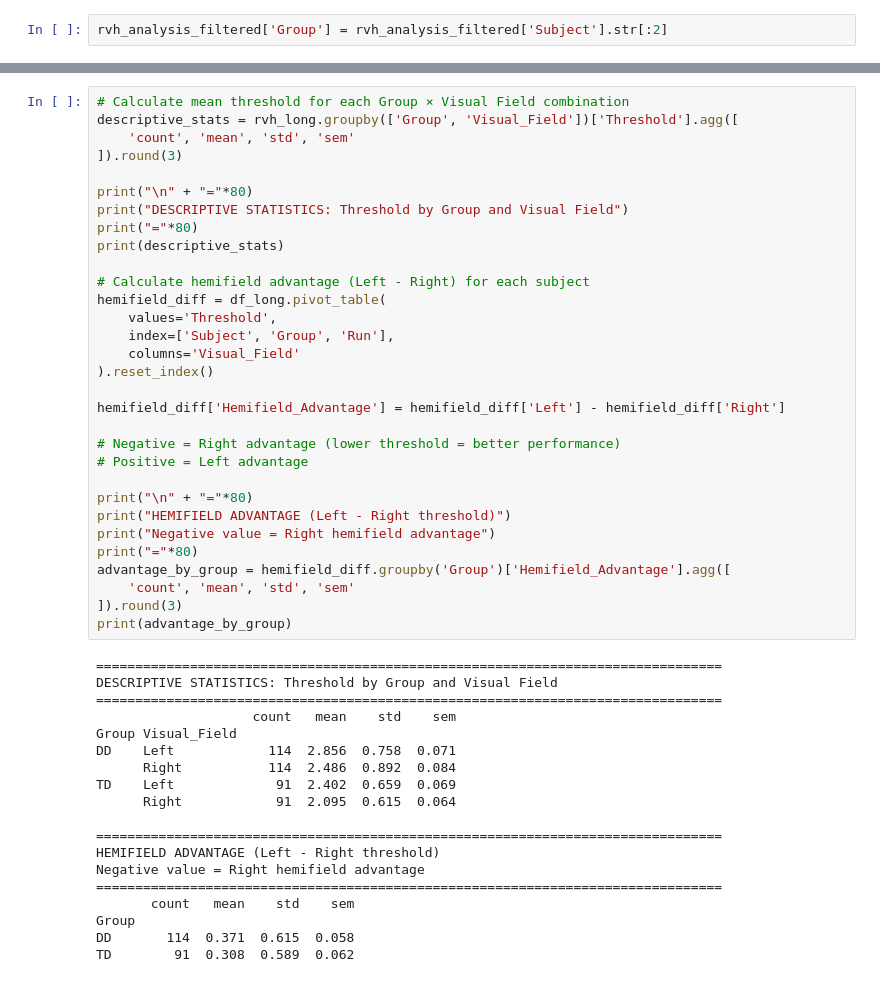
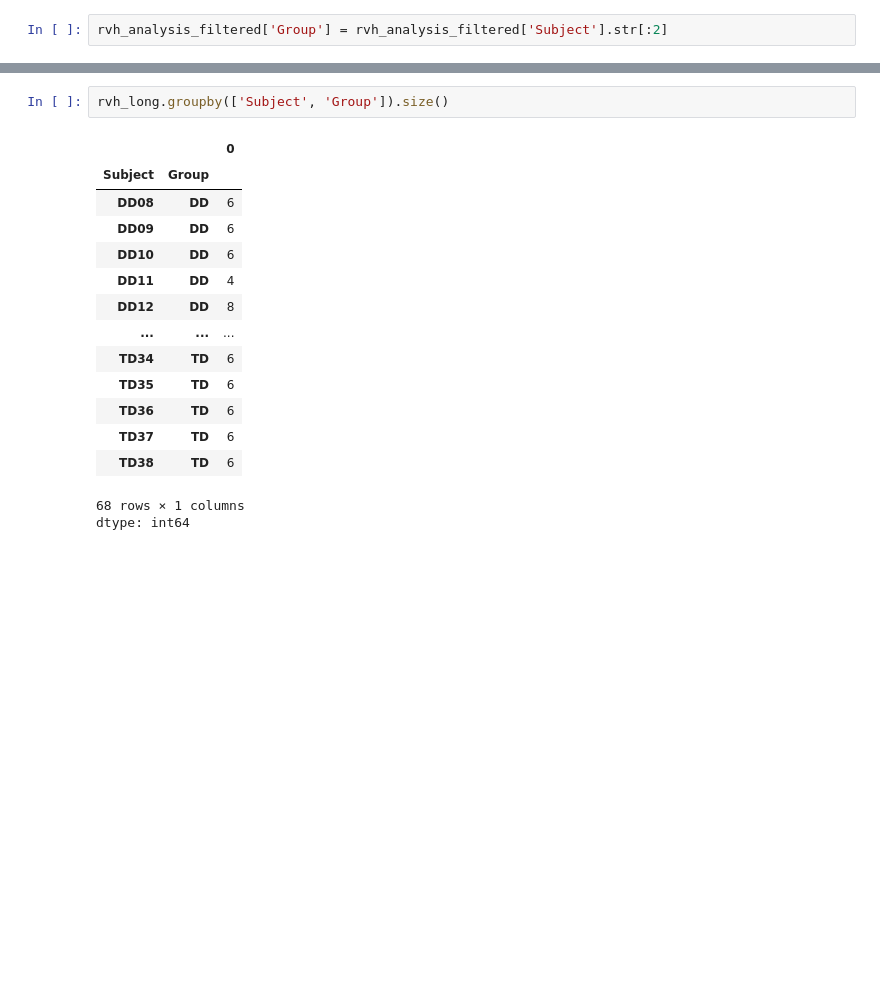
Before and after one commit to cristinarainich/DDCS, a Jupyter notebook: rvh_termin1only.ipynb, the cells around one changed output, grey strips where cells are left out. Drawn from its saved outputs; the diff is of its cells as text; blank space fills up the shorter version.

```diff
--- a/rvh_termin1only.ipynb
+++ b/rvh_termin1only.ipynb
@@ -243,53 +281,21 @@ Total observations: 410
 Subjects: 68
 TD subjects: 30
 DD subjects: 38
-# %%
-# Calculate mean threshold for each Group × Visual Field combination
-descriptive_stats = rvh_long.groupby(['Group', 'Visual_Field'])['Threshold'].agg([
-    'count', 'mean', 'std', 'sem'
-]).round(3)
-
-print("\n" + "="*80)
-print("DESCRIPTIVE STATISTICS: Threshold by Group and Visual Field")
-print("="*80)
-print(descriptive_stats)
-
-# Calculate hemifield advantage (Left - Right) for each subject
-hemifield_diff = df_long.pivot_table(
-    values='Threshold',
-    index=['Subject', 'Group', 'Run'],
-    columns='Visual_Field'
-).reset_index()
-
-hemifield_diff['Hemifield_Advantage'] = hemifield_diff['Left'] - hemifield_diff['Right']
-
-# Negative = Right advantage (lower threshold = better performance)
-# Positive = Left advantage
-
-print("\n" + "="*80)
-print("HEMIFIELD ADVANTAGE (Left - Right threshold)")
-print("Negative value = Right hemifield advantage")
-print("="*80)
-advantage_by_group = hemifield_diff.groupby('Group')['Hemifield_Advantage'].agg([
-    'count', 'mean', 'std', 'sem'
-]).round(3)
-print(advantage_by_group)
-# %% [output]
-================================================================================
-DESCRIPTIVE STATISTICS: Threshold by Group and Visual Field
-================================================================================
-                    count   mean    std    sem
-Group Visual_Field
-DD    Left            114  2.856  0.758  0.071
-      Right           114  2.486  0.892  0.084
-TD    Left             91  2.402  0.659  0.069
-      Right            91  2.095  0.615  0.064
-
-================================================================================
-HEMIFIELD ADVANTAGE (Left - Right threshold)
-Negative value = Right hemifield advantage
-================================================================================
-       count   mean    std    sem
-Group
-DD       114  0.371  0.615  0.058
-TD        91  0.308  0.589  0.062
+# %%
+rvh_long.groupby(['Subject', 'Group']).size()
+# %% [output]
+|  |  | 0 |
+| Subject | Group |  |
+| DD08 | DD | 6 |
+| DD09 | DD | 6 |
+| DD10 | DD | 6 |
+| DD11 | DD | 4 |
+| DD12 | DD | 8 |
+| ... | ... | ... |
+| TD34 | TD | 6 |
+| TD35 | TD | 6 |
+| TD36 | TD | 6 |
+| TD37 | TD | 6 |
+| TD38 | TD | 6 |
+68 rows × 1 columns
+dtype: int64
```
Also changed, not shown: parts of 24 cells of this notebook.
